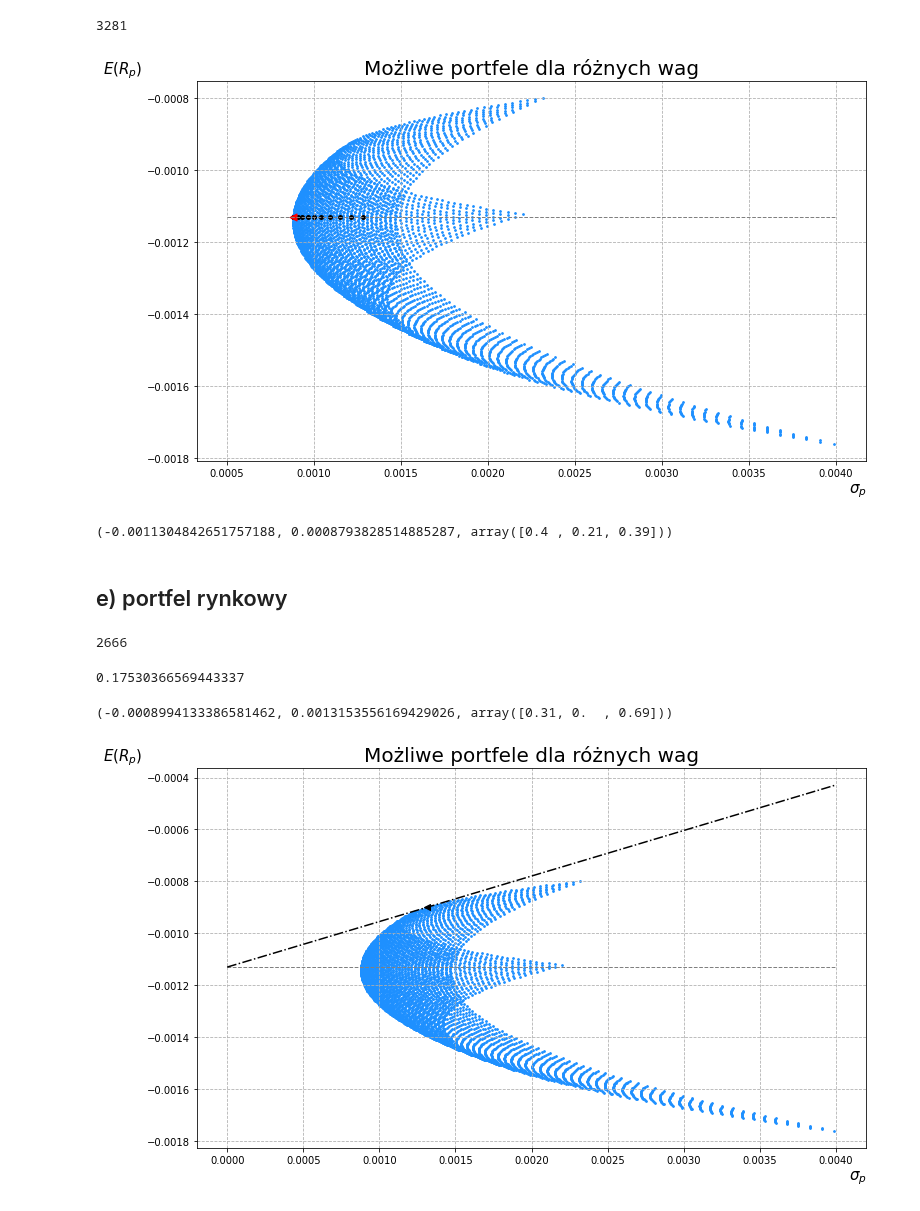
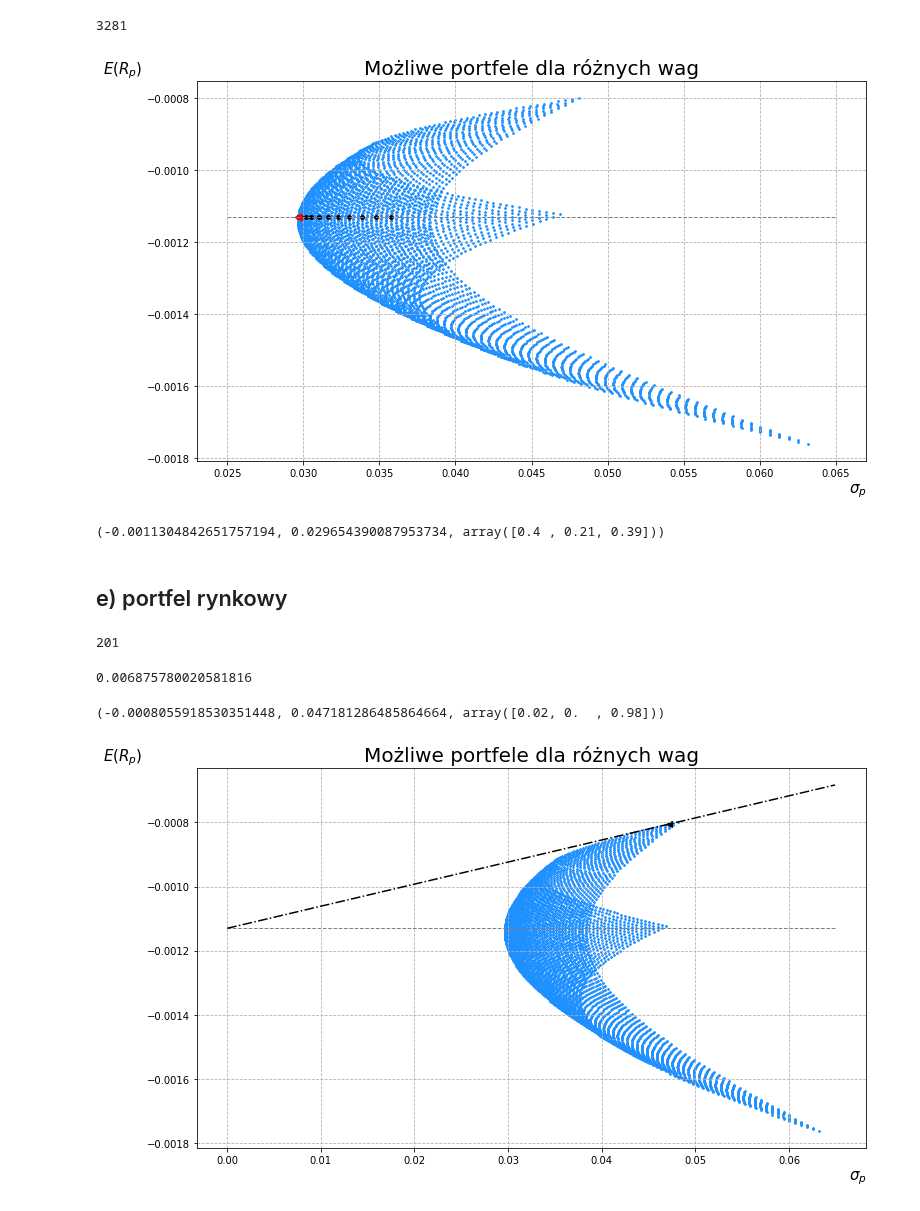
Before and after one commit to KatarzynaTurbanska/enterprise_risk_management, a Jupyter notebook: Prezentacja 3/dywersyfikacja.ipynb, the cells around one changed output. Saved outputs shown, nothing was run; the diff lists cells and outputs as text; code cells hidden in the pictures.

```diff
--- a/Prezentacja 3/dywersyfikacja.ipynb
+++ b/Prezentacja 3/dywersyfikacja.ipynb
@@ -544,7 +556,7 @@ standard_deviations2 = []
 
 for w in combinations:
     expected_values2.append(sum(w*alphas) + sum(w*betas)*np.mean(pln_usd_close))
-    standard_deviations2.append(sum(w*betas)**2*np.var(pln_usd_close) + sum(w**2*var_epsilon))
+    standard_deviations2.append(np.sqrt(sum(w*betas)**2*np.var(pln_usd_close) + sum(w**2*var_epsilon)))
 # %%
 plt.scatter(standard_deviations2, expected_values2, color="dodgerblue", s=3)
 plt.title("Możliwe portfele dla różnych wag", fontsize=20)
@@ -591,7 +603,7 @@ standard_deviations2.index(min([standard_deviations2[i] for i in ind2]))
 3281
 # %%
 plt.scatter(standard_deviations2, expected_values2, color="dodgerblue", s=3)
-plt.hlines(r, xmin=0.0005, xmax=0.004, color='gray', linestyles="--", linewidth=1)
+plt.hlines(r, xmin=0.025, xmax=0.065, color='gray', linestyles="--", linewidth=1)
 plt.scatter([standard_deviations2[i] for i in ind2], [expected_values2[i] for i in ind2], color='k', s=15)
 plt.scatter(standard_deviations2[3281], expected_values2[3281], color='r', marker="<", s=50)
 plt.title("Możliwe portfele dla różnych wag", fontsize=20)
@@ -600,11 +612,11 @@ plt.ylabel(r"$E(R_p)$", fontsize=15, rotation=0, loc="top")
 plt.savefig("wykresy/model_jedno_min_ryzyko_dla_r.png")
 plt.show()
 # %% [output]
-[figure, old version]
+[figure, new version]
 # %%
 expected_values2[3281], standard_deviations2[3281], combinations[3281]
 # %% [output]
-(-0.0011304842651757188, 0.0008793828514885287, array([0.4 , 0.21, 0.39]))
+(-0.0011304842651757194, 0.029654390087953734, array([0.4 , 0.21, 0.39]))
 # %% [markdown]
 ## e) portfel rynkowy
 # %%
@@ -612,25 +624,25 @@ x2 = ((np.array(expected_values2) - r)/np.array(standard_deviations2)).tolist()
 # %%
 x2.index(max(x2))
 # %% [output]
-2666
+201
 # %%
 #Tangens kąta
-(expected_values2[2666] - r)/standard_deviations2[2666]
+(expected_values2[201] - r)/standard_deviations2[201]
 # %% [output]
-0.17530366569443337
+0.006875780020581816
 # %%
-expected_values2[2666], standard_deviations2[2666], combinations[2666]
+expected_values2[201], standard_deviations2[201], combinations[201]
 # %% [output]
-(-0.0008994133386581462, 0.0013153556169429026, array([0.31, 0.  , 0.69]))
+(-0.0008055918530351448, 0.047181286485864664, array([0.02, 0.  , 0.98]))
 # %%
 plt.scatter(standard_deviations2, expected_values2, color="dodgerblue", s=3)
-plt.plot(np.arange(0,0.0041,0.0001), np.arange(0,0.0041,0.0001) * max(x2) + r, color='k', linestyle="-.")
-plt.hlines(r, xmin=0, xmax=0.004, color='gray', linestyles="--", linewidth=1)
-plt.scatter(standard_deviations2[2666], expected_values2[2666], color='k', marker="<")
+plt.plot(np.arange(0,0.065,0.0001), np.arange(0,0.065,0.0001) * max(x2) + r, color='k', linestyle="-.")
+plt.hlines(r, xmin=0, xmax=0.065, color='gray', linestyles="--", linewidth=1)
+plt.scatter(standard_deviations2[201], expected_values2[201], color='k', marker="<")
 plt.title("Możliwe portfele dla różnych wag", fontsize=20)
 plt.xlabel(r"$\sigma_p$", fontsize=15, loc="right")
 plt.ylabel(r"$E(R_p)$", fontsize=15, rotation=0, loc="top")
 plt.savefig("wykresy/model_jedno_portfel_rynkowy.png")
 plt.show()
 # %% [output]
-[figure, old version]
+[figure, new version]
```
Also changed, not shown: parts of 29 cells of this notebook, 12 other files.
